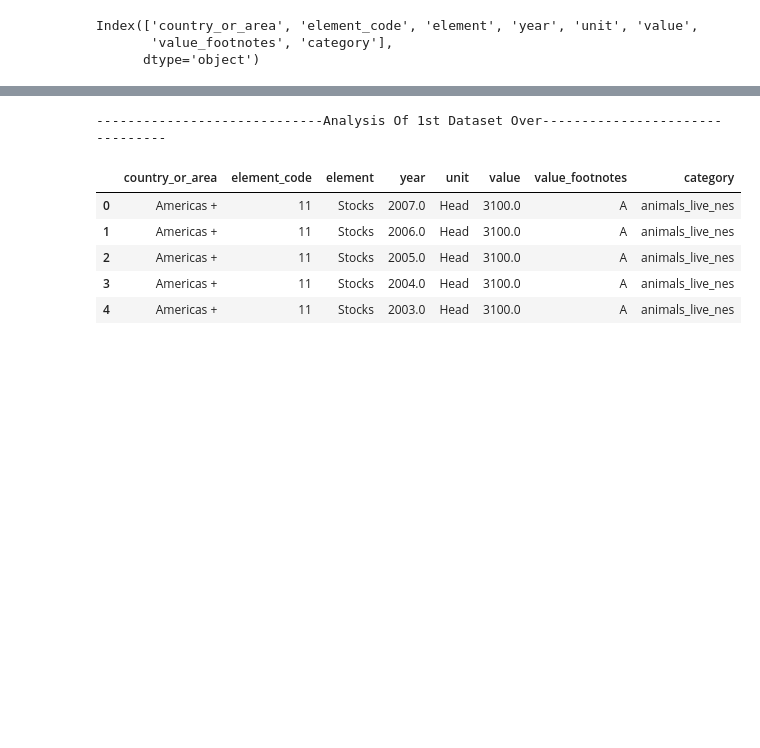
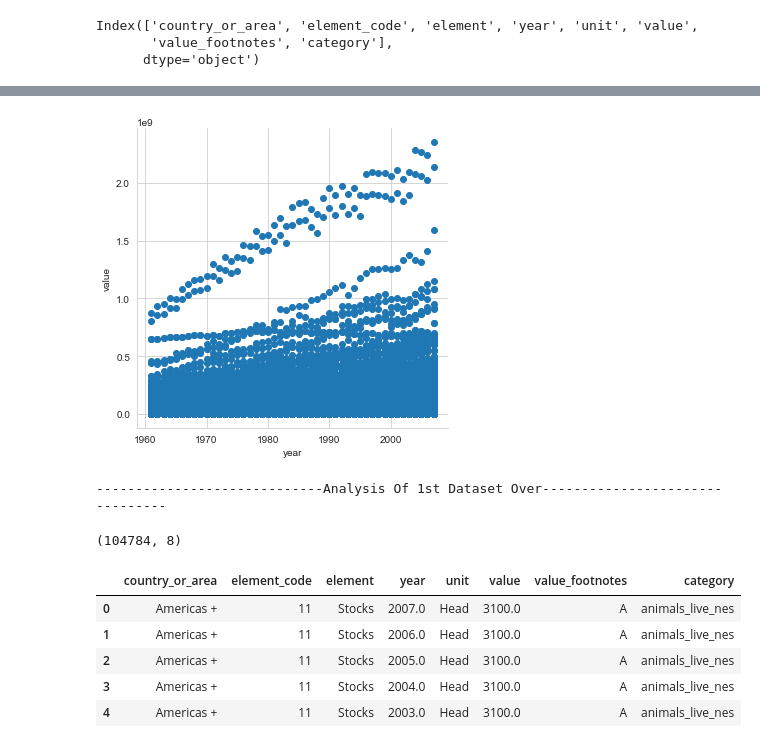
Before and after one commit to tirthanprajapati/Farm-Friend-Predection-Model-Project-Exibition, a Jupyter notebook: Project Exibition - 2022/Untitled.ipynb, the cells around one changed output, grey strips where cells are left out. Cells and saved outputs as stored; diff of their text form; code cells hidden in the pictures; blank space fills up the shorter version.

```diff
--- a/Project Exibition - 2022/Untitled.ipynb
+++ b/Project Exibition - 2022/Untitled.ipynb
@@ -22,0 +47,8 @@ Index(['country_or_area', 'element_code', 'element', 'year', 'unit', 'value',
+# %%
+sns.set_style("whitegrid");
+sns.FacetGrid(agri1 ,height=5) \
+    .map(plt.scatter,'year','value') \
+    .add_legend();
+plt.show();
+# %% [output]
+[figure, added]
@@ -26,6 +63,10 @@ print("-----------------------------Analysis Of 1st Dataset Over----------------
 -----------------------------Analysis Of 1st Dataset Over--------------------------------
 # %%
 agri2 = pd.read_csv('Dataset/fao_data_fertilizers_data.csv')
+# %%
+agri2.shape
+# %% [output]
+(104784, 8)
 # %%
 agri2.head()
 # %% [output]
```
Also changed, not shown: parts of 19 cells of this notebook.
